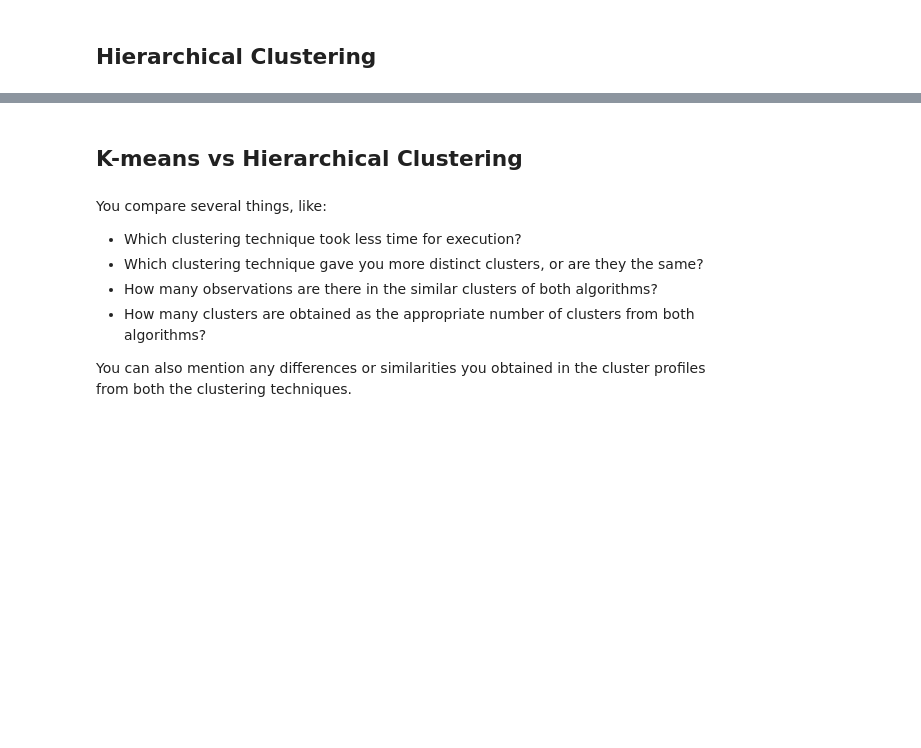
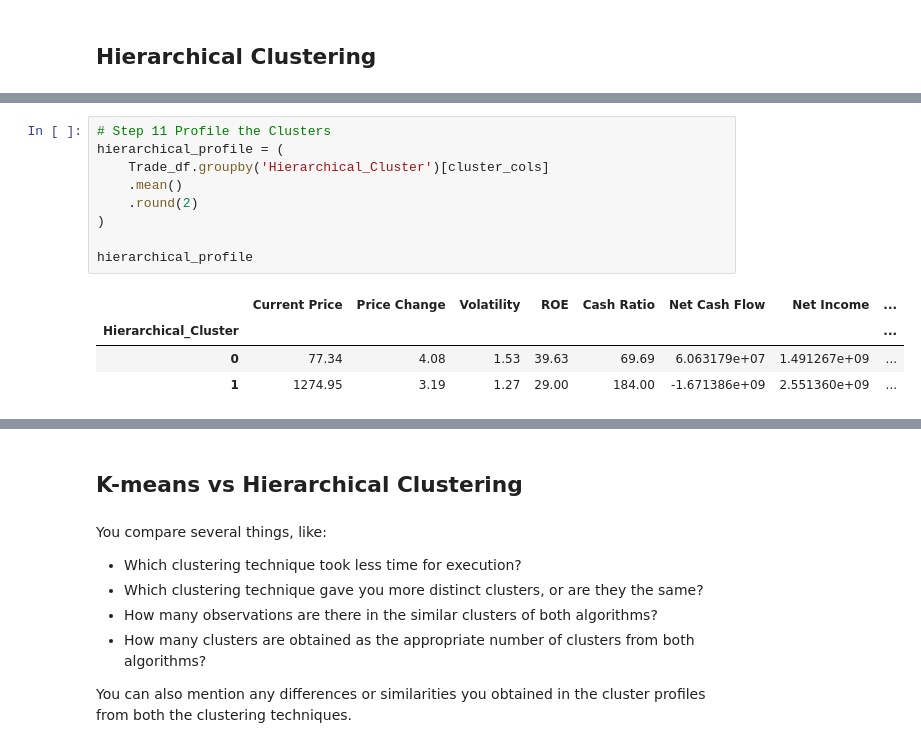
Before and after one commit to Irene-coder-dot/Trade-Ahead-Project, a Jupyter notebook: USL_Project_LearnerNotebook_FullCode.ipynb, the cells around one changed output, grey strips where cells are left out. Saved outputs shown, nothing was run; the diff lists cells and outputs as text; blank space fills up the shorter version.

```diff
--- a/USL_Project_LearnerNotebook_FullCode.ipynb
+++ b/USL_Project_LearnerNotebook_FullCode.ipynb
@@ -968,0 +1201,14 @@ cluster_summary
+# %%
+# Step 11 Profile the Clusters
+hierarchical_profile = (
+    Trade_df.groupby('Hierarchical_Cluster')[cluster_cols]
+    .mean()
+    .round(2)
+)
+
+hierarchical_profile
+# %% [output]
+|  | Current Price | Price Change | Volatility | ROE | Cash Ratio | Net Cash Flow | Net Income | ... |
+| Hierarchical_Cluster |  |  |  |  |  |  |  | ... |
+| 0 | 77.34 | 4.08 | 1.53 | 39.63 | 69.69 | 6.063179e+07 | 1.491267e+09 | ... |
+| 1 | 1274.95 | 3.19 | 1.27 | 29.00 | 184.00 | -1.671386e+09 | 2.551360e+09 | ... |
```
Also changed, not shown: parts of 23 cells of this notebook.
